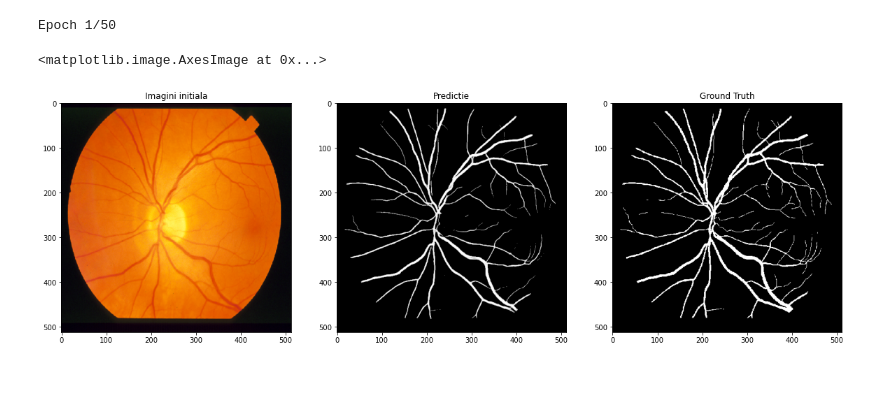
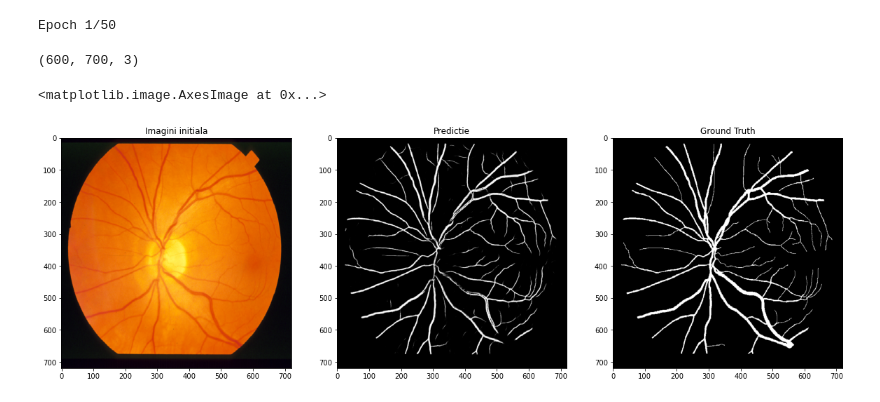
Before and after one commit to sorinteodor97/Blood-vessel-segmentation, a Jupyter notebook: Notebook.ipynb, the cells around one changed output. Drawn from its saved outputs; the diff is of its cells as text; code cells hidden in the pictures.

```diff
--- a/Notebook.ipynb
+++ b/Notebook.ipynb
@@ -223,38 +244,43 @@ test_generator = test_datagen("dataset/test/images",
 preds = model.predict_generator(test_generator)
 # %%
 from keras.models import load_model
-model = load_model('my_h5_model.h5')
+model = load_model('my_h5_modelv2.h5',custom_objects={'bce_dice_loss': bce_dice_loss})
 #model.summary()
+# %%
+im = cv2.imread("dataset/test/images/images/im0163.ppm")
+img= cv2.resize(im, (700,600))
+
+print(img.shape)
+# %% [output]
+(600, 700, 3)
 # %%
 # Generate predictions for all images in the validation set
 
 # Predict on image
 
-image = tf.keras.preprocessing.image.load_img("dataset/test/images/images/im0163.ppm",target_size=(512,512))
-input_arr = keras.preprocessing.image.img_to_array(image) /255
-input_arr = input_arr.reshape(-1, 512, 512, 3)
+image = tf.keras.preprocessing.image.load_img("dataset/test/images/images/im0163.ppm",target_size=(720,720))
+input_arr = keras.preprocessing.image.img_to_array(image)/255
+input_arr = input_arr.reshape(-1,720,720, 3)
 predictions = model.predict(input_arr)
-predictions[predictions<0.5] = 0
-predictions[predictions<0.5] = 0
-predictions= predictions.reshape(512,512,1)*255
+predictions= predictions.reshape(720,720,1)*255
 
 # load border image
 
-border = tf.keras.preprocessing.image.load_img("dataset/test/border/border/im0163.ppm",target_size=(512,512))
+border = tf.keras.preprocessing.image.load_img("dataset/test/border/border/im0163.ppm",target_size=(720,720))
 
 # Load the real mask
-mask = tf.keras.preprocessing.image.load_img("dataset/test/masks/masks/im0163.ah.ppm",target_size=(512,512))
+mask = tf.keras.preprocessing.image.load_img("dataset/test/masks/masks/im0163.ah.ppm",target_size=(720,720))
 #plt.show(image)
 
 f, axarr = plt.subplots(1,3,figsize=(20, 10))
 axarr[0].set_title('Imagini initiala')
 axarr[1].set_title('Predictie')
 axarr[2].set_title('Ground Truth')
 axarr[0].imshow(image)
 axarr[1].imshow(predictions,cmap="gray")
 axarr[2].imshow(mask)
 # %% [output]
 <matplotlib.image.AxesImage at 0x...>
-[figure, old version]
+[figure, new version]
 # %%
 acc = np.sum(predictii==test_labels)/len(predictii)
```
Also changed, not shown: parts of 2 cells of this notebook.
